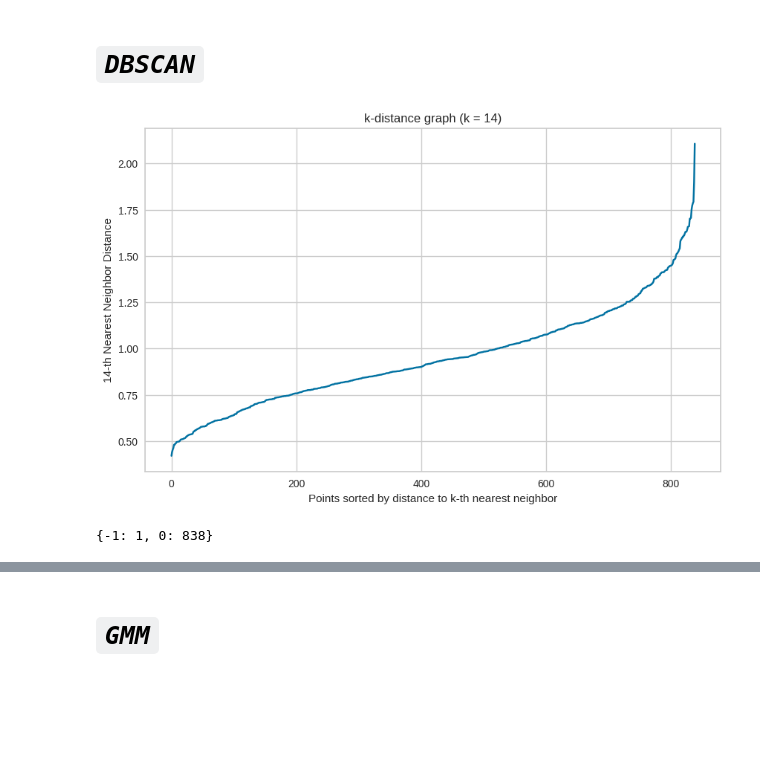
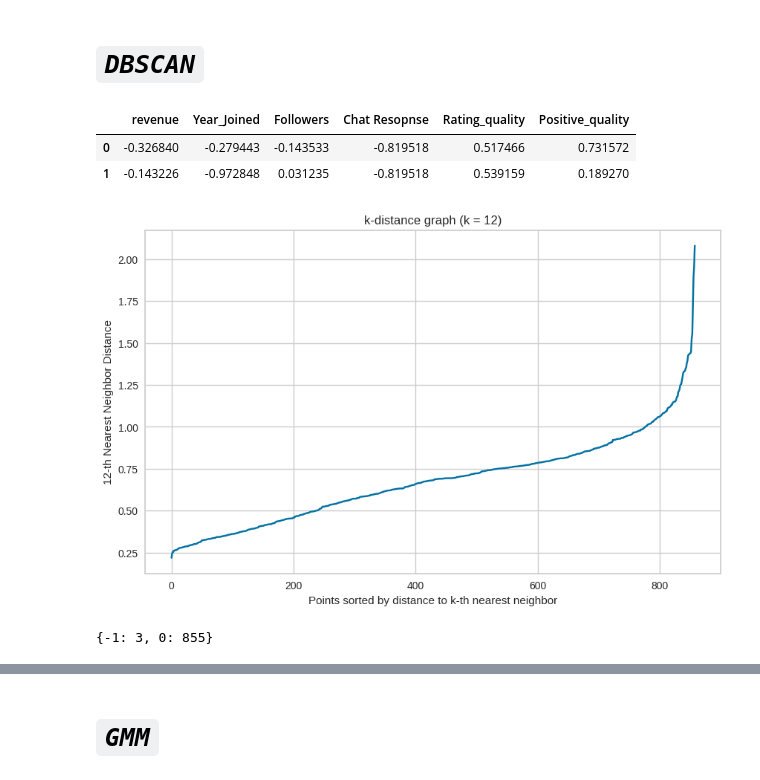
Before and after one commit to vdat-18/E-Commerce-Data-Analysis, a Jupyter notebook: Code/Data_Analysis_(Tiki).ipynb, the cells around one changed output, grey strips where cells are left out. Saved outputs shown, nothing was run; the diff lists cells and outputs as text; code cells hidden in the pictures; blank space fills up the shorter version.

```diff
--- a/Code/Data_Analysis_(Tiki).ipynb
+++ b/Code/Data_Analysis_(Tiki).ipynb
@@ -136,7 +135,7 @@ def wilson_score(positive, total_feedback, z=z):
 
 # Áp dụng hàm vào cột mới 'Wilson_Score_Positive' trong DataFrame
 df_cleaned['Positive_quality'] = df_cleaned.apply(lambda x: wilson_score(x['positive'], x['total_feedback']), axis=1)
-df_cleaned['Negative_quality'] = df_cleaned.apply(lambda x: wilson_score(x['negative'], x['total_feedback']), axis=1)
+# df_cleaned['Negative_quality'] = df_cleaned.apply(lambda x: wilson_score(x['negative'], x['total_feedback']), axis=1)
 # %%
 df_cleaned = df_cleaned.drop(columns=['positive', 'negative', 'total_feedback', 'Shop_Rating', 'Counter_Rating'])
 # %%
@@ -215,23 +230,0 @@ plt.show()
-# %%
-from sklearn.preprocessing import StandardScaler
-import numpy as np
-
-# Tạo bản sao DataFrame để lưu dữ liệu đã biến đổi
-df_transformed = df_copy_temp.copy()
-
-# Áp dụng Box-Cox Transformation cho từng cột và lưu giá trị lambda
-lambdas = {}
-for col in column_name:
-    # Shift data to be positive if it contains non-positive values
-    data = df_copy_temp[col]
-    min_val = data.min()
-    if min_val <= 0:
-        shift = 1 - min_val  # Shift by 1 more than the minimum value
-        data = data + shift
-
-    df_transformed[col], fitted_lambda = stats.boxcox(data)
-    lambdas[col] = fitted_lambda  # Lưu lambda tối ưu cho từng cột
-    print(f"Giá trị lambda tối ưu cho cột {col} là: {fitted_lambda}")
-
-# Lưu hoặc sử dụng df_transformed cho các bước tiếp theo
-print(df_transformed.head())
@@ -304,7 +256,7 @@ scaled_df = pd.DataFrame(scaled_data, columns=df_copy_temp.columns)
 # %% [markdown]
 # ***`Winsorization `***
 # %%
-columns_to_winsorize = ['revenue', 'Followers', 'Rating_quality', 'Positive_quality', 'Negative_quality']
+columns_to_winsorize = ['revenue', 'Followers', 'Rating_quality', 'Positive_quality']
 
 for col in columns_to_winsorize:
     scaled_df[col] = winsorize(scaled_df[col], limits=[0.05, 0.05])
@@ -327,7 +279,7 @@ from mpl_toolkits.mplot3d import Axes3D
 from sklearn.ensemble import IsolationForest # Import IsolationForest from sklearn.ensemble
 
 # Áp dụng Isolation Forest với contamination=0.1
-iso_forest = IsolationForest(contamination=0.1, random_state=42)
+iso_forest = IsolationForest(contamination=0.08, random_state=42)
 outlier_pred = iso_forest.fit_predict(scaled_df)
 
 # Lọc ra các điểm không phải outlier
@@ -375,35 +351,41 @@ plt.show()
 # %% [markdown]
 # ***`DBSCAN`***
+# %%
+inliers_df.head(2)
+# %% [output]
+|  | revenue | Year_Joined | Followers | Chat Resopnse | Rating_quality | Positive_quality |
+| 0 | -0.326840 | -0.279443 | -0.143533 | -0.819518 | 0.517466 | 0.731572 |
+| 1 | -0.143226 | -0.972848 | 0.031235 | -0.819518 | 0.539159 | 0.189270 |
 # %%
 import numpy as np
 from sklearn.neighbors import NearestNeighbors
 import matplotlib.pyplot as plt
 
 X = inliers_df
 
 # Bước 1: Chọn giá trị min_samples (minpts) - thường là 5 hoặc 10 tùy thuộc vào dữ liệu
-min_samples = 14  # Giá trị thử nghiệm
+min_samples = 12  # Giá trị thử nghiệm
 
 # Bước 2: Tính toán khoảng cách đến min_samples lân cận gần nhất
 neighbors = NearestNeighbors(n_neighbors=min_samples)
 neighbors_fit = neighbors.fit(X)
 distances, indices = neighbors_fit.kneighbors(X)
 
 # Sắp xếp các khoảng cách để tìm "góc gãy" trên đồ thị
 distances = np.sort(distances[:, min_samples - 1])  # Chọn khoảng cách đến điểm lân cận thứ min_samples
 
 # Bước 3: Vẽ đồ thị k-distance graph
 plt.figure(figsize=(10, 6))
 plt.plot(distances)
 plt.title(f'k-distance graph (k = {min_samples})')
 plt.xlabel("Points sorted by distance to k-th nearest neighbor")
 plt.ylabel(f"{min_samples}-th Nearest Neighbor Distance")
 plt.grid(True)
 plt.show()
 # %% [output]
-[figure, old version]
+[figure, new version]
 # %%
-dbscan = DBSCAN(eps=1.5, min_samples=14)
+dbscan = DBSCAN(eps=1.25, min_samples=12)
 dbscan_labels = dbscan.fit_predict(X)
 
 # Count the number of clusters and noise points
@@ -412,4 +394,4 @@ clusters_info = dict(zip(unique_labels, counts))
 
 clusters_info
 # %% [output]
-{-1: 1, 0: 838}
+{-1: 3, 0: 855}
```
Also changed, not shown: parts of 96 cells of this notebook.
